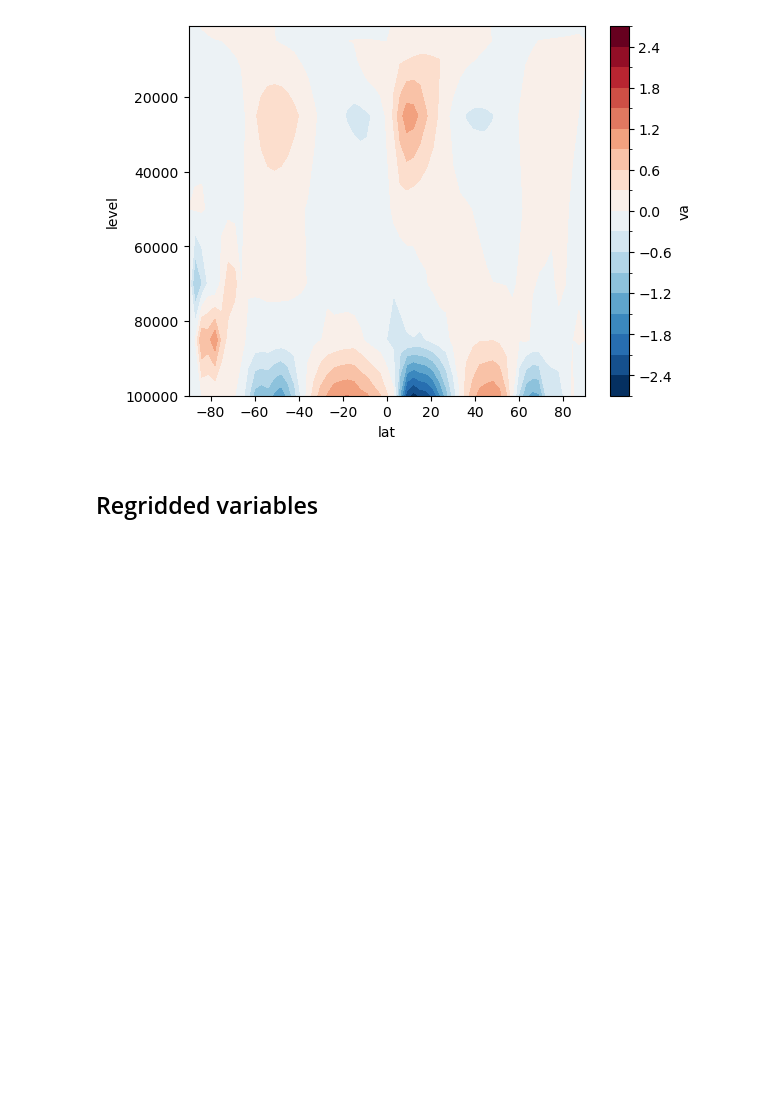
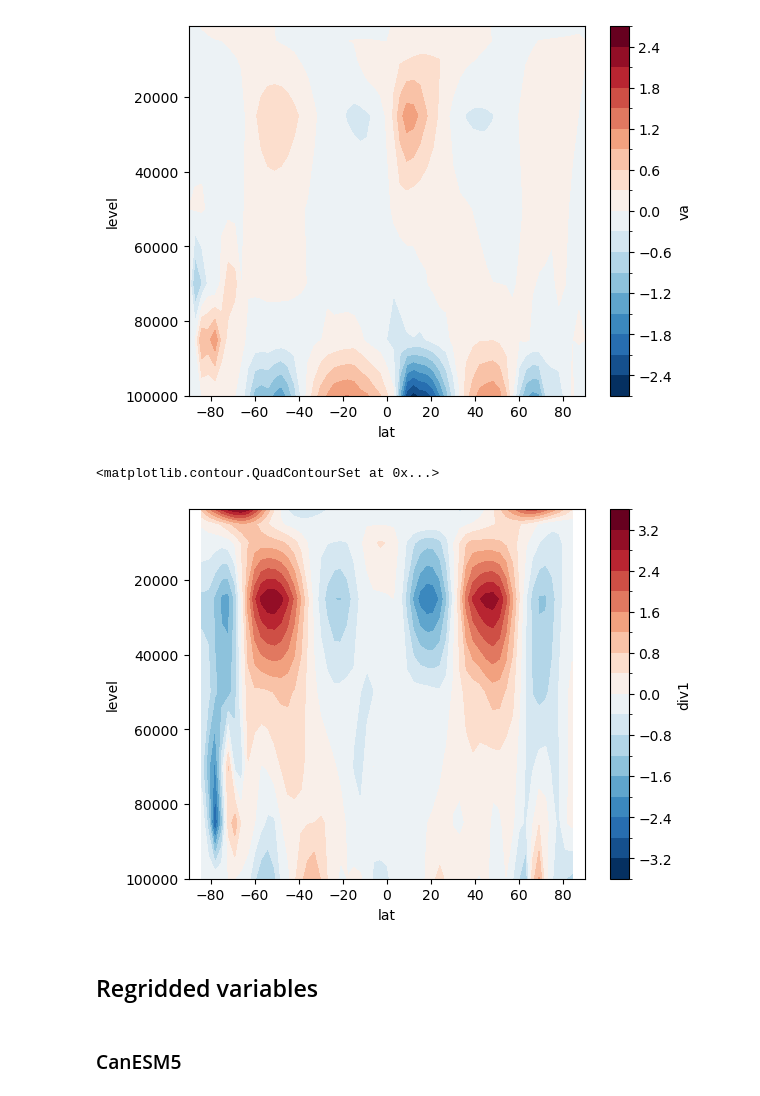
Before and after one commit to Caturrell/eddy_feedback, a Jupyter notebook: data_stuff/calculations/check_pamip_data.ipynb, the cells around one changed output. Drawn from its saved outputs; the diff is of its cells as text; code cells hidden in the pictures; blank space fills up the shorter version.

```diff
--- a/data_stuff/calculations/check_pamip_data.ipynb
+++ b/data_stuff/calculations/check_pamip_data.ipynb
@@ -45,5 +47,10 @@ ds.va.mean(('time', 'ens_ax', 'lon')).plot.contourf(yincrease=False, levels=20)
 # %% [output]
 <matplotlib.contour.QuadContourSet at 0x...>
 [figure]
+# %%
+ds.div1.mean(('time', 'ens_ax')).plot.contourf(yincrease=False, levels=20)
+# %% [output]
+<matplotlib.contour.QuadContourSet at 0x...>
+[figure, added]
 # %% [markdown]
 ## Regridded variables
@@ -50,3 +59,5 @@ ds.va.mean(('time', 'ens_ax', 'lon')).plot.contourf(yincrease=False, levels=20)
+# %% [markdown]
+### CanESM5
 # %%
 ta_files = glob.glob('/gws/nopw/j04/arctic_connect/cturrell/PAMIP_data/regridded/CanESM5_3x3/ta/*.nc')
 ta = xr.open_mfdataset(ta_files, combine='nested', concat_dim='ens_ax', parallel=True)
```
Also changed, not shown: parts of 5 cells of this notebook, 10 other files.
